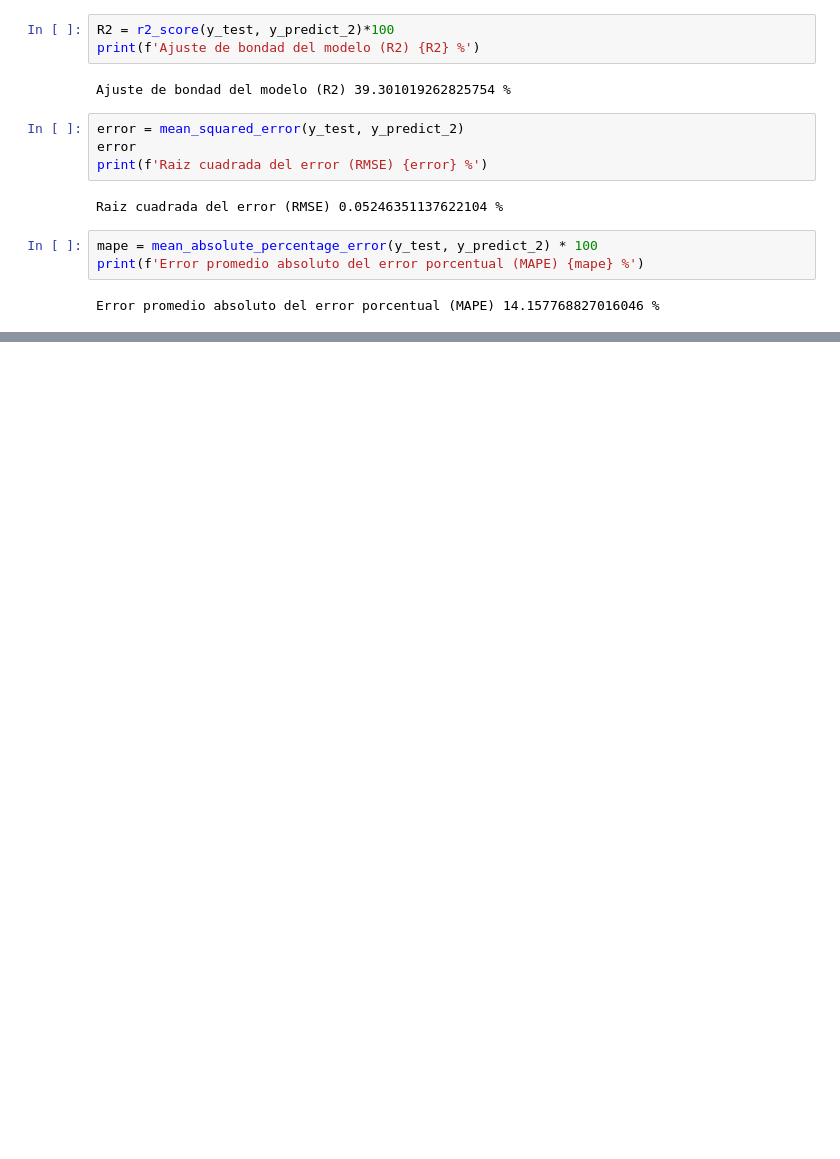
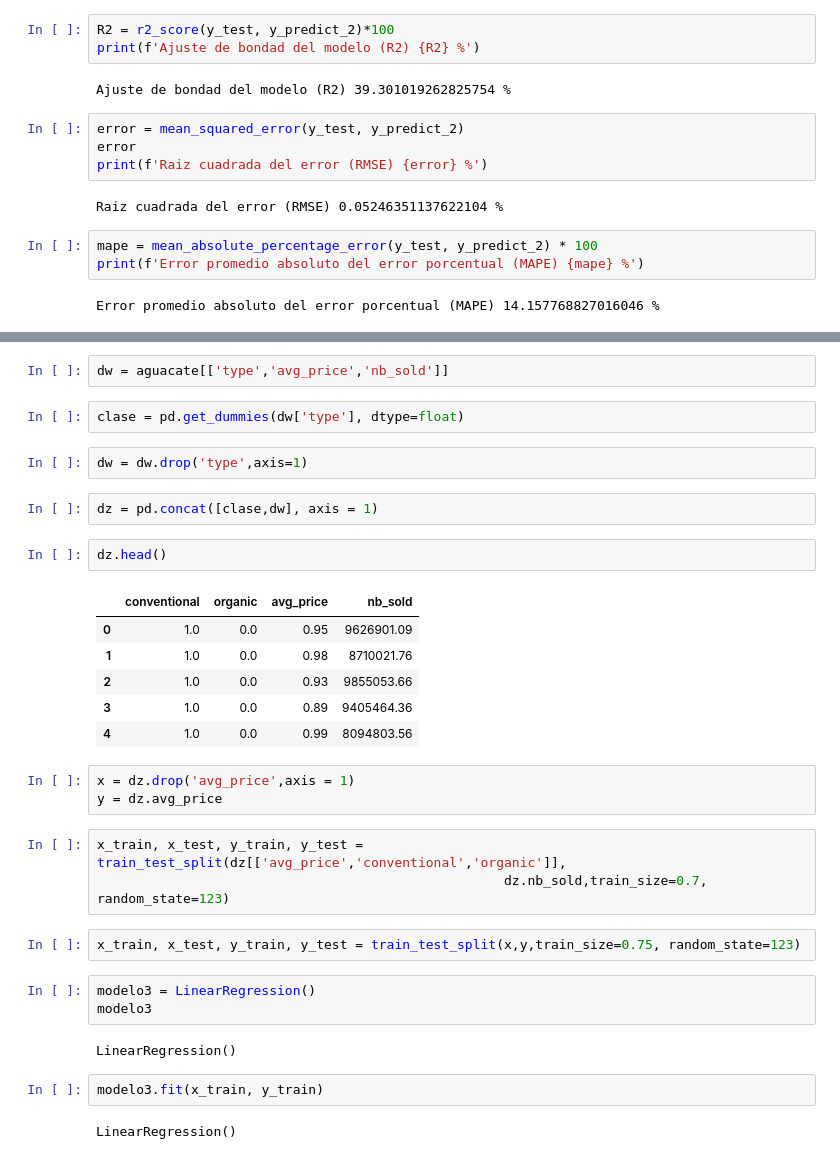
Before and after one commit to eeescamillar/cursolibertadorespython, a Jupyter notebook: cuaderno.ipynb, the cells around one changed output, grey strips where cells are left out. Saved outputs shown, nothing was run; the diff lists cells and outputs as text; blank space fills up the shorter version.

```diff
--- a/cuaderno.ipynb
+++ b/cuaderno.ipynb
@@ -1814,0 +1818,34 @@ Error promedio absoluto del error porcentual (MAPE) 14.157768827016046 %
+# %%
+dw = aguacate[['type','avg_price','nb_sold']]
+# %%
+clase = pd.get_dummies(dw['type'], dtype=float)
+# %%
+dw = dw.drop('type',axis=1)
+# %%
+dz = pd.concat([clase,dw], axis = 1)
+# %%
+dz.head()
+# %% [output]
+|  | conventional | organic | avg_price | nb_sold |
+| 0 | 1.0 | 0.0 | 0.95 | 9626901.09 |
+| 1 | 1.0 | 0.0 | 0.98 | 8710021.76 |
+| 2 | 1.0 | 0.0 | 0.93 | 9855053.66 |
+| 3 | 1.0 | 0.0 | 0.89 | 9405464.36 |
+| 4 | 1.0 | 0.0 | 0.99 | 8094803.56 |
+# %%
+x = dz.drop('avg_price',axis = 1)
+y = dz.avg_price
+# %%
+x_train, x_test, y_train, y_test = train_test_split(dz[['avg_price','conventional','organic']],
+                                                    dz.nb_sold,train_size=0.7, random_state=123)
+# %%
+x_train, x_test, y_train, y_test = train_test_split(x,y,train_size=0.75, random_state=123)
+# %%
+modelo3 = LinearRegression()
+modelo3
+# %% [output]
+LinearRegression()
+# %%
+modelo3.fit(x_train, y_train)
+# %% [output]
+LinearRegression()
```
Also changed, not shown: parts of 44 cells of this notebook.
